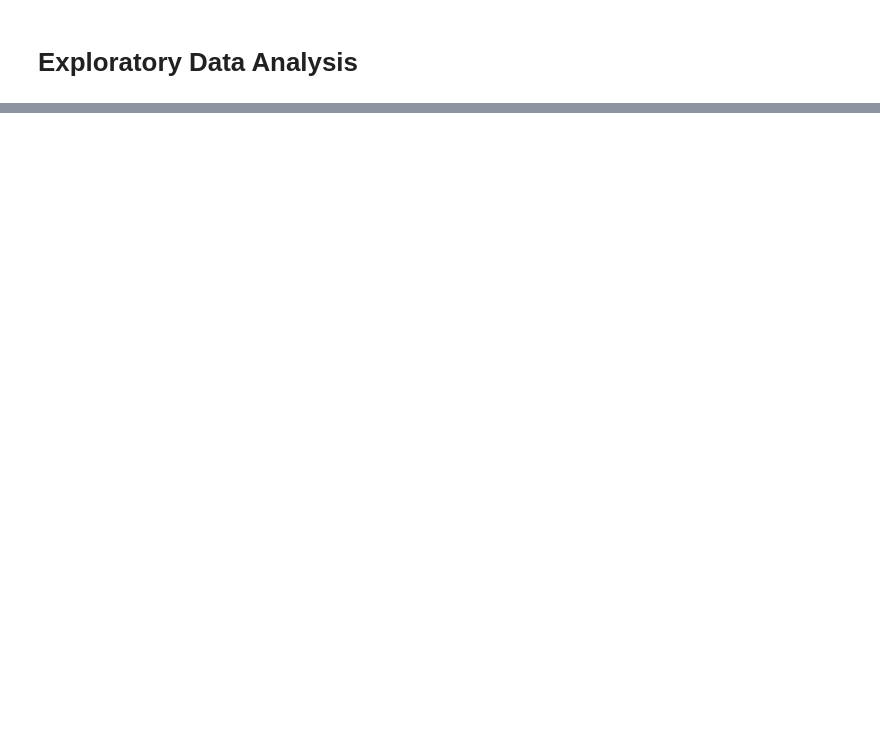
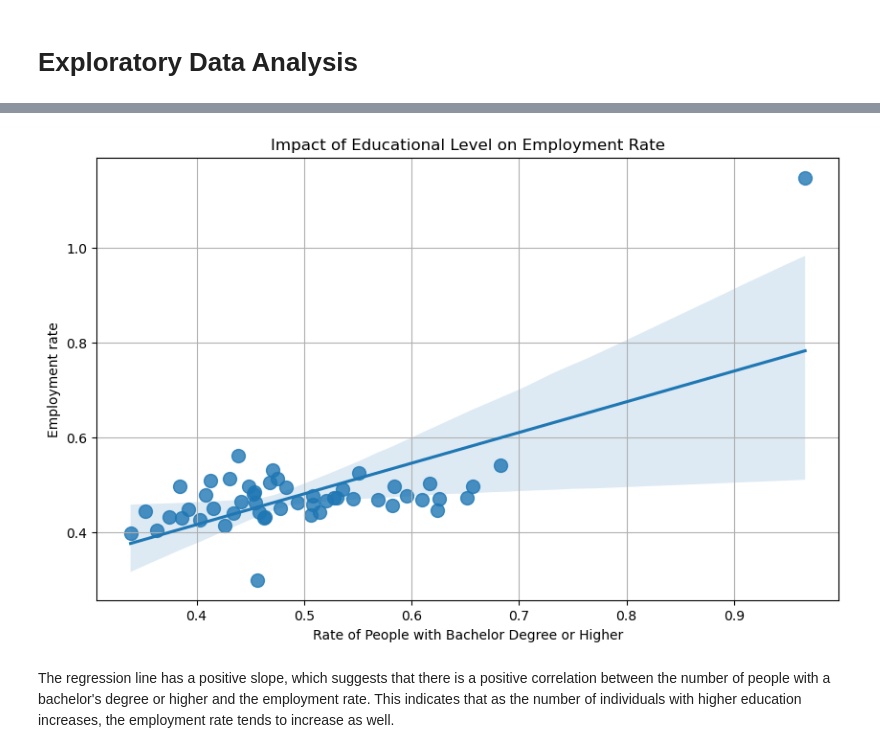
Before and after one commit to jz024/math189_project, a Jupyter notebook: education level.ipynb, the cells around one changed output, grey strips where cells are left out. Saved outputs shown, nothing was run; the diff lists cells and outputs as text; code cells hidden in the pictures; blank space fills up the shorter version.

```diff
--- a/education level.ipynb
+++ b/education level.ipynb
@@ -250,3 +313,4 @@ educational_level = educational_level.drop(columns=['less_than_high_school', 'hi
 # %%
 # Read employment dataframe
-df = pd.read_csv('employment.csv')
+employment_rate = pd.read_csv('employment_rate.csv')
+employment_rate
@@ -287,3 +334,0 @@ total_employment.head()
-# %%
-educational_level['State'] = np.array(total_employment['State'])
-educational_level
@@ -341,0 +335,3 @@ The regression line has a positive slope, which indicates a positive linear rela
+# %%
+educational_level['Employment_rate'] = np.array(employment_rate['Employment rate'])
+combined_data = educational_level
@@ -341,0 +348,13 @@ The regression line has a positive slope, which indicates a positive linear rela
+# %%
+# Plotting the regression plot for educational level vs total employment
+plt.figure(figsize=(10, 6))
+sns.regplot(data=combined_data, x='bachelor_and_higher_rate', y='Employment_rate', scatter_kws={'s': 100})
+plt.title('Impact of Educational Level on Employment Rate')
+plt.xlabel('Rate of People with Bachelor Degree or Higher')
+plt.ylabel('Employment rate')
+plt.grid(True)
+plt.show()
+# %% [output]
+[figure, added]
+# %% [markdown]
+The regression line has a positive slope, which suggests that there is a positive correlation between the number of people with a bachelor's degree or higher and the employment rate. This indicates that as the number of individuals with higher education increases, the employment rate tends to increase as well.
```
Also changed, not shown: parts of 26 cells of this notebook.
